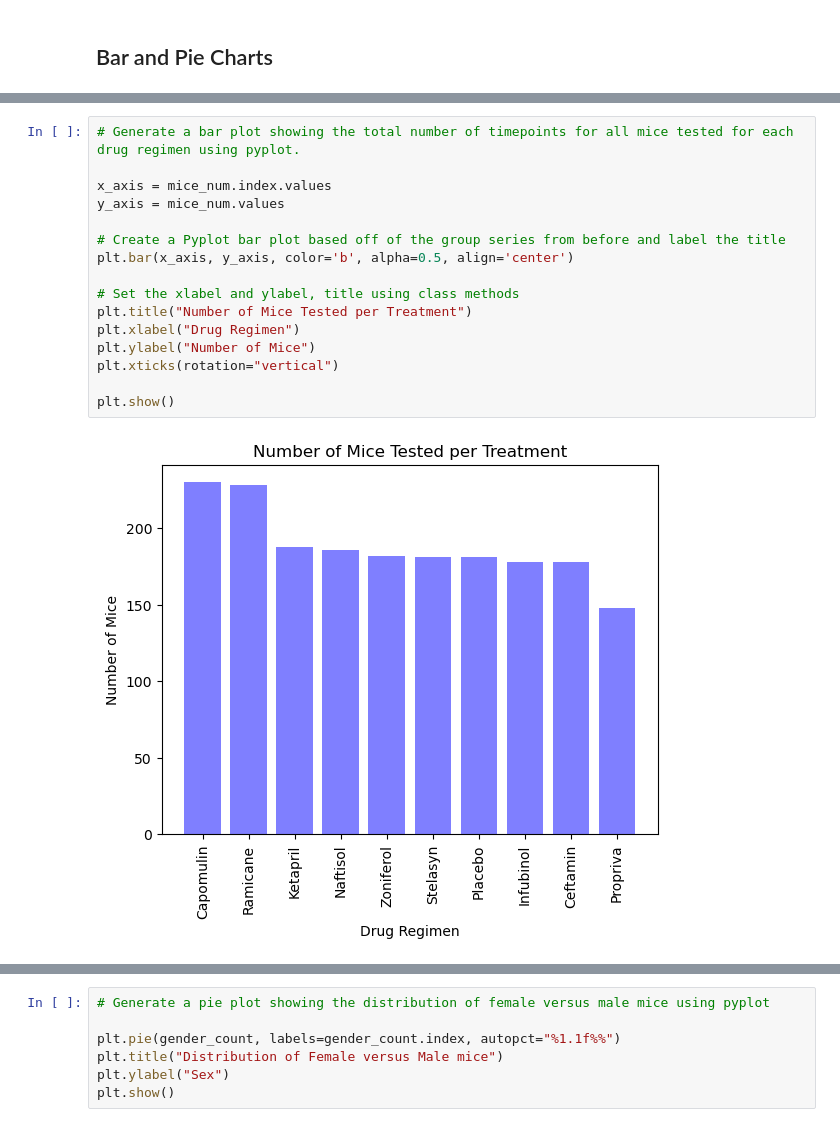
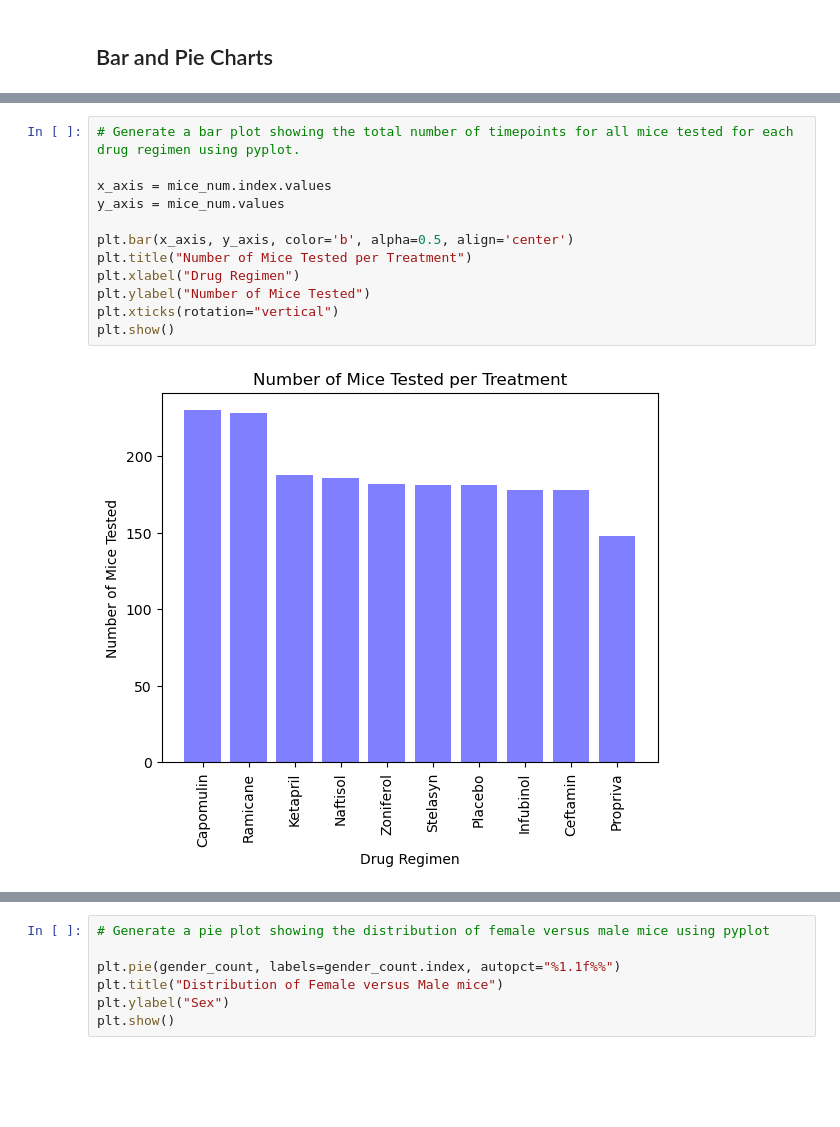
Before and after one commit to svafaeva93/matplotlib-challenge, a Jupyter notebook: pymaceuticals_starter.ipynb, the cells around one changed output, grey strips where cells are left out. Cells and saved outputs as stored; diff of their text form; blank space fills up the shorter version.

```diff
--- a/pymaceuticals_starter.ipynb
+++ b/pymaceuticals_starter.ipynb
@@ -166,20 +169,16 @@ plt.show
 # %%
 # Generate a bar plot showing the total number of timepoints for all mice tested for each drug regimen using pyplot.
 
 x_axis = mice_num.index.values
 y_axis = mice_num.values
 
-# Create a Pyplot bar plot based off of the group series from before and label the title
 plt.bar(x_axis, y_axis, color='b', alpha=0.5, align='center')
-
-# Set the xlabel and ylabel, title using class methods
 plt.title("Number of Mice Tested per Treatment")
 plt.xlabel("Drug Regimen")
-plt.ylabel("Number of Mice")
+plt.ylabel("Number of Mice Tested")
 plt.xticks(rotation="vertical")
-
 plt.show()
 # %% [output]
-[figure, old version]
+[figure, new version]
 # %%
 # Generate a pie plot showing the distribution of female versus male mice using Pandas
```
Also changed, not shown: parts of 10 cells of this notebook.
